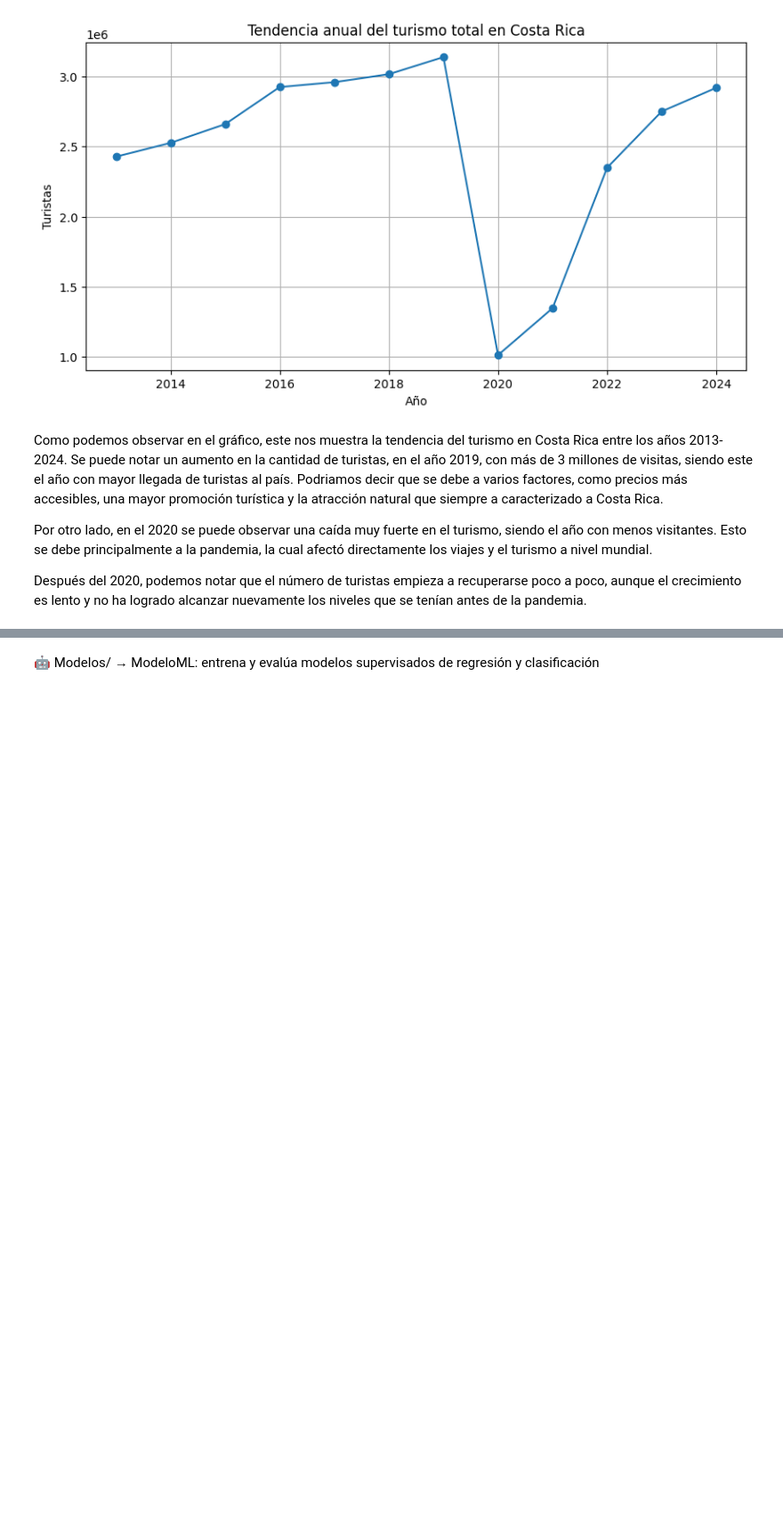
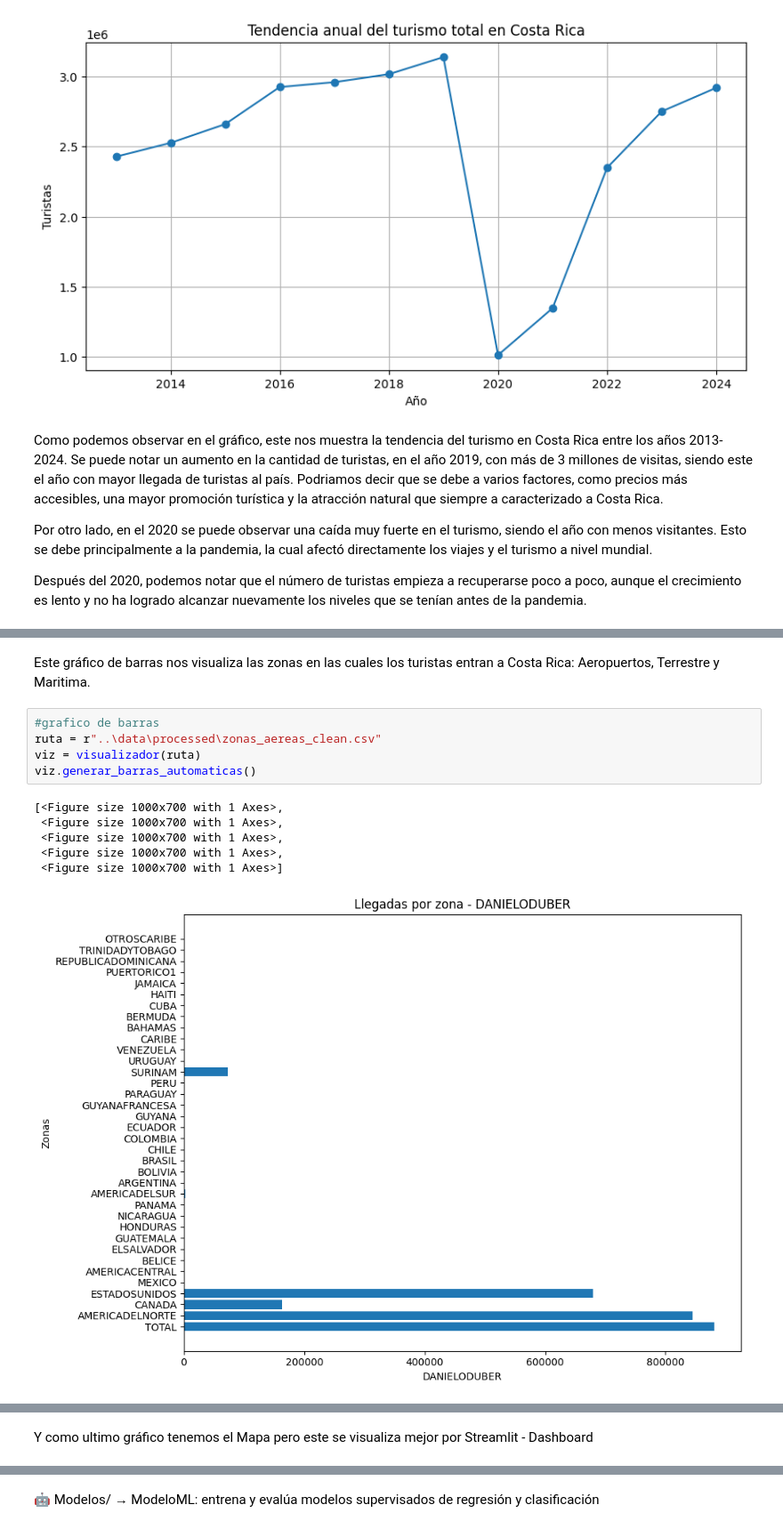
Before and after one commit to SharonOG23/ProyectoFinal_PrograII_SMEK, a Jupyter notebook: notebooks/exploracion_inicial.ipynb, the cells around one changed output, grey strips where cells are left out. Shown at 89% size. Cells and saved outputs as stored; diff of their text form; blank space fills up the shorter version.

```diff
--- a/notebooks/exploracion_inicial.ipynb
+++ b/notebooks/exploracion_inicial.ipynb
@@ -62,0 +78,14 @@ Después del 2020, podemos notar que el número de turistas empieza a recuperars
+# %% [markdown]
+Este gráfico de barras nos visualiza las zonas en las cuales los turistas entran a Costa Rica: Aeropuertos, Terrestre y Maritima.
+# %%
+#grafico de barras
+ruta = r"..\data\processed\zonas_aereas_clean.csv"
+viz = visualizador(ruta)
+viz.generar_barras_automaticas()
+# %% [output]
+[<Figure size 1000x700 with 1 Axes>,
+ <Figure size 1000x700 with 1 Axes>,
+ <Figure size 1000x700 with 1 Axes>,
+ <Figure size 1000x700 with 1 Axes>,
+ <Figure size 1000x700 with 1 Axes>]
+[figure, added]
@@ -62,0 +96,2 @@ Después del 2020, podemos notar que el número de turistas empieza a recuperars
+# %% [markdown]
+Y como ultimo gráfico tenemos el Mapa pero este se visualiza mejor por Streamlit - Dashboard
```
Also changed, not shown: parts of 4 cells of this notebook.
